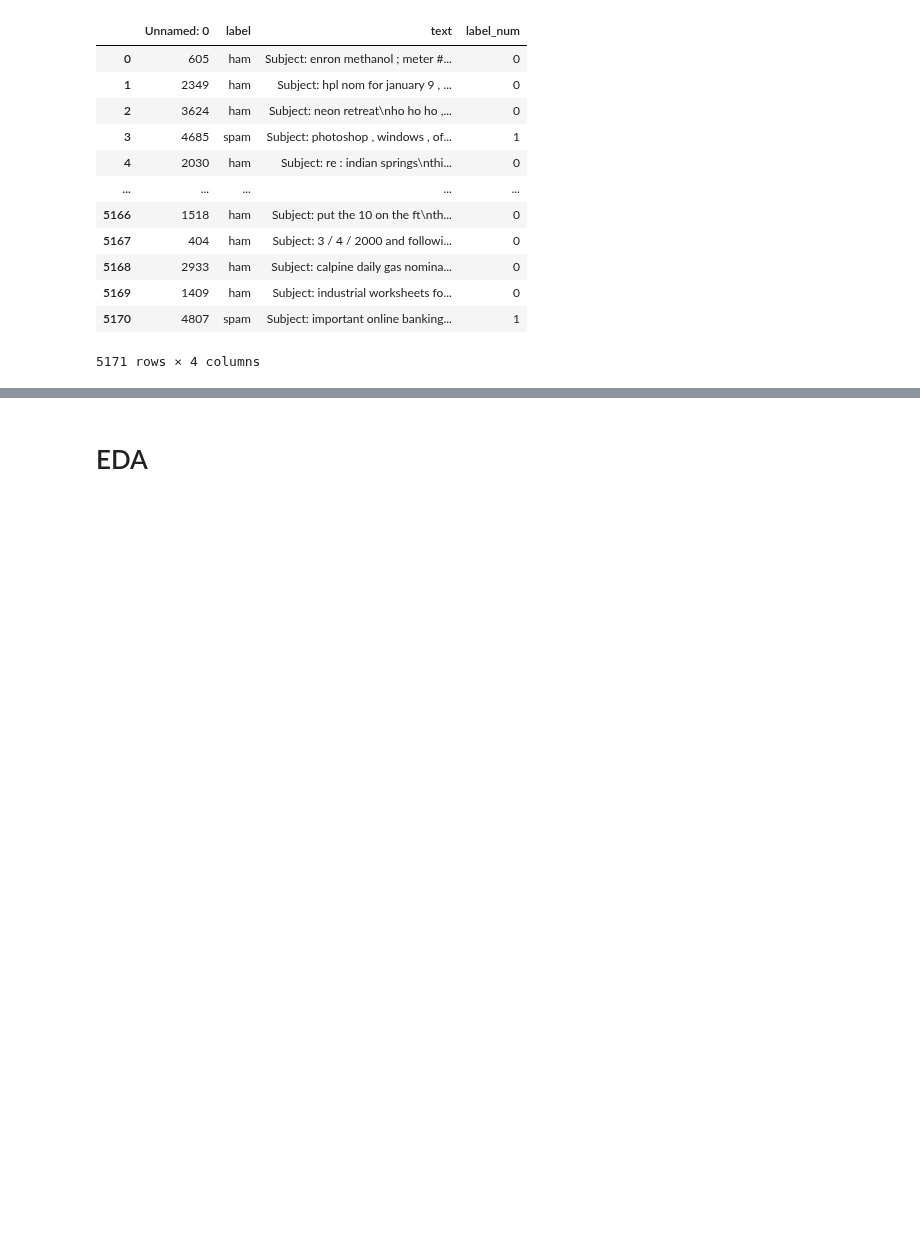
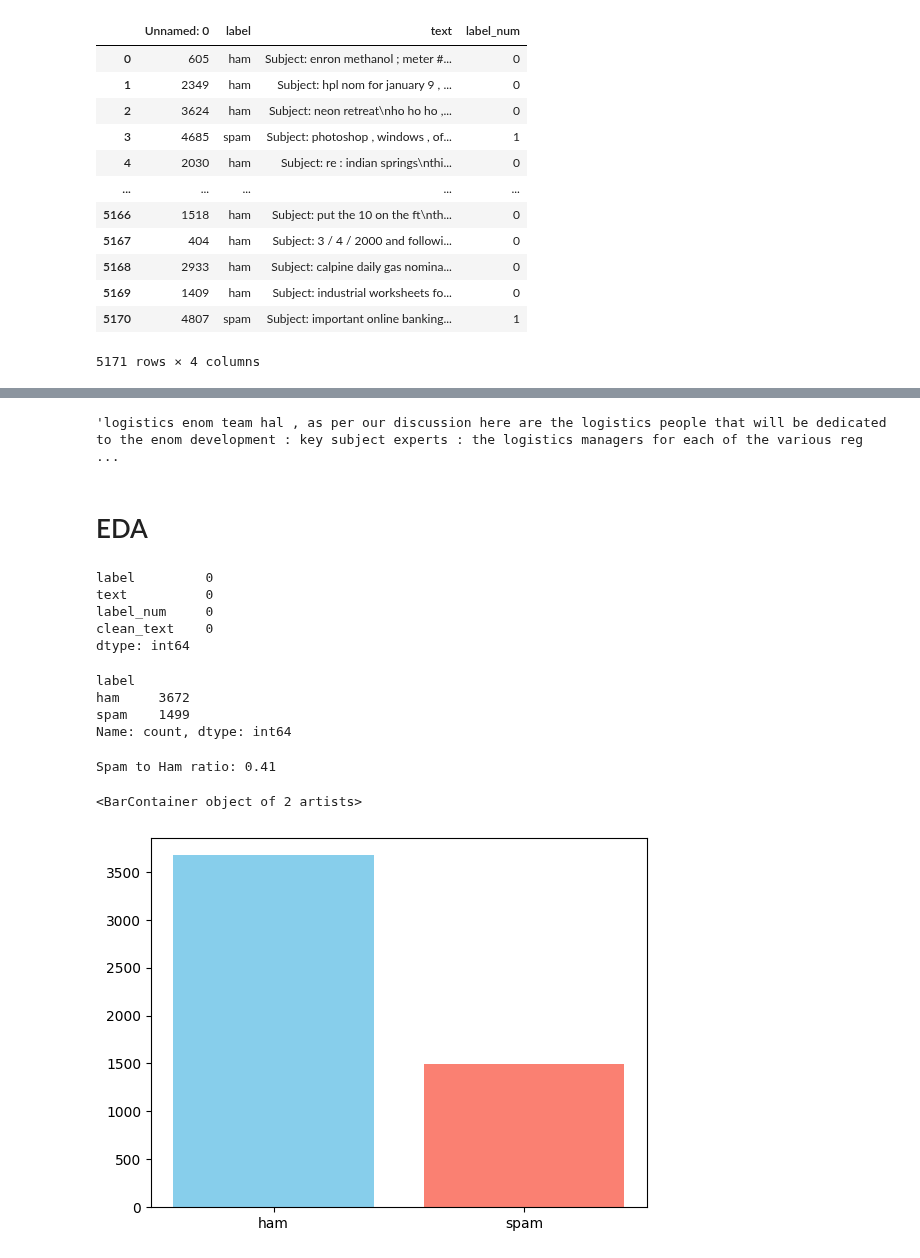
Before and after one commit to mattiacoltro/data-science-portfolio, a Jupyter notebook: [Data Science] spam-detection/spam_detection.ipynb, the cells around one changed output, grey strips where cells are left out. Drawn from its saved outputs; the diff is of its cells as text; code cells hidden in the pictures; blank space fills up the shorter version.

```diff
--- a/[Data Science] spam-detection/spam_detection.ipynb
+++ b/[Data Science] spam-detection/spam_detection.ipynb
@@ -82,2 +119,30 @@ from sklearn.metrics import accuracy_score, f1_score, recall_score, precision_sc
 # %% [markdown]
 ## Functions
+# %%
+def normalize_unicode(text):
+    return text.encode('utf-8', 'ignore').decode('utf-8', 'ignore')
+
+def remove_html(text):
+    clean = re.compile('<.*?>')
+    return re.sub(clean, '', text)
+
+def replace_urls_emails(text):
+    url_pattern = re.compile(r'http\S+|www\S+|https\S+')
+    return url_pattern.sub(r'url', text)
+
+def remove_headers_tag(text):
+    header_pattern = re.compile(r'^(From|To|Subject|Cc|Bcc|Date): ', re.MULTILINE)
+    return header_pattern.sub('', text)
+
+def clean_spacing(text):
+    text = re.sub(r'\s+', ' ', text)
+    text = re.sub(r'\n+', ' ', text)
+    return text.strip()
+
+def base_clean(text):
+    text = normalize_unicode(text)
+    text = remove_html(text)
+    text = replace_urls_emails(text)
+    text = remove_headers_tag(text)
+    text = clean_spacing(text)
+    return text
@@ -103,3 +172,5 @@ df
 | 5169 | 1409 | ham | Subject: industrial worksheets fo... | 0 |
 | 5170 | 4807 | spam | Subject: important online banking... | 1 |
 5171 rows × 4 columns
+# %%
+df = df.drop(columns=['Unnamed: 0'])
@@ -105,0 +190,2 @@ df
+# %%
+df['clean_text'] = df['text'].apply(base_clean)
@@ -106,2 +198,32 @@ df
+# %%
+df['clean_text'][n]
+# %% [output]
+'logistics enom team hal , as per our discussion here are the logistics people that will be dedicated to the enom development : key subject experts : the logistics managers for each of the various reg ...
 # %% [markdown]
 # EDA
+# %%
+df.isna().sum()
+# %% [output]
+label         0
+text          0
+label_num     0
+clean_text    0
+dtype: int64
+# %%
+counts = df['label'].value_counts()
+display(counts)
+# %% [output]
+label
+ham     3672
+spam    1499
+Name: count, dtype: int64
+# %%
+spam_ratio = counts.iloc[1]/counts.iloc[0]
+print(f"Spam to Ham ratio: {spam_ratio:.2f}")
+# %% [output]
+Spam to Ham ratio: 0.41
+# %%
+plt.bar(df['label'].value_counts().index, df['label'].value_counts().values, color=['skyblue', 'salmon'])
+# %% [output]
+<BarContainer object of 2 artists>
+[figure, added]
```
Also changed, not shown: parts of 52 cells of this notebook.
